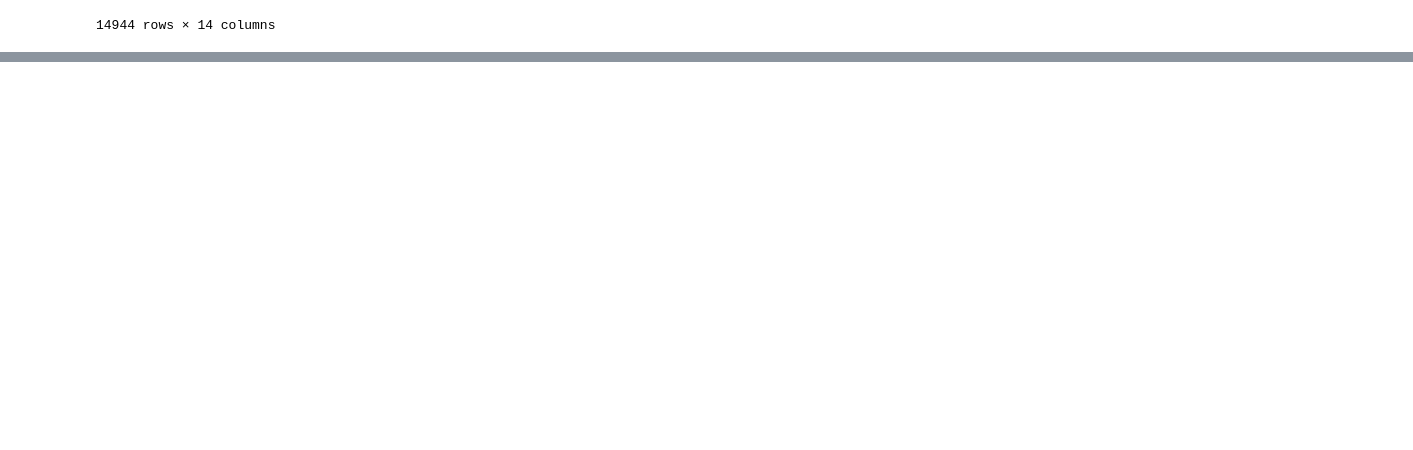
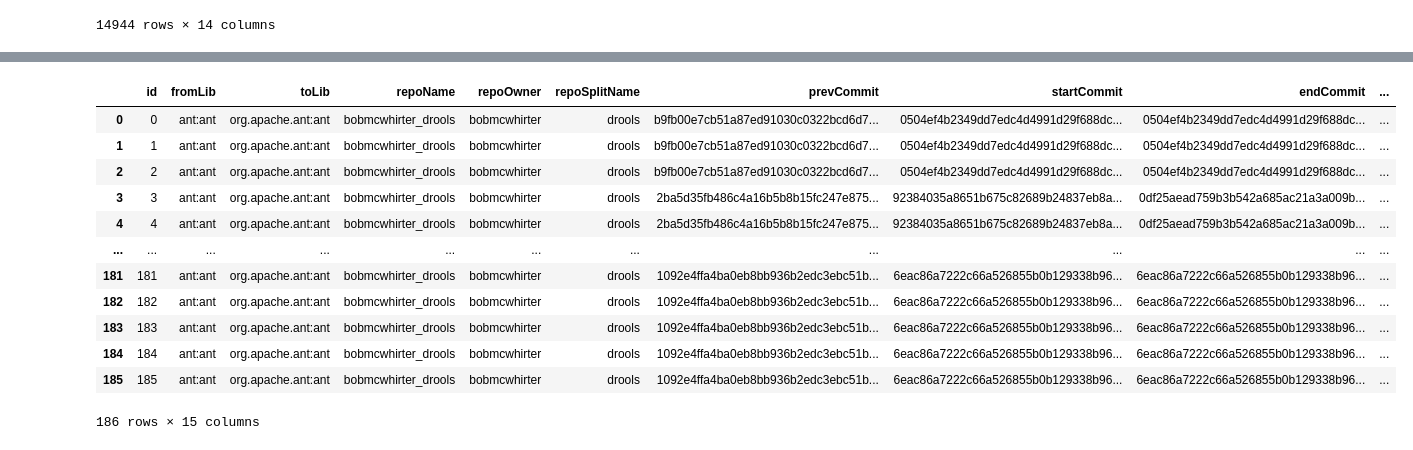
Before and after one commit to aqu4holic/zTrans, a Jupyter notebook: data_preview.ipynb, the cells around one changed output, grey strips where cells are left out. Cells and saved outputs as stored; diff of their text form; code cells hidden in the pictures; blank space fills up the shorter version.

```diff
--- a/data_preview.ipynb
+++ b/data_preview.ipynb
@@ -13,0 +8,17 @@ repo_df: pd.DataFrame = pd.read_parquet(f'{data_prefix}/{data_name}', engine = '
+# %%
+data_prefix: str = 'data'
+repo_prefix: str = f'{data_prefix}/repos'
+
+# data_name_template: str = '500_{}_sample_dataset.parquet'
+# data_types = ['log', 'test', 'others']
+
+# sampled_data_name: Dict[str, str] = {data_type: data_name_template.format(data_type) for data_type in data_types}
+
+# log_df: pd.DataFrame = pd.read_parquet(f'{data_prefix}/{sampled_data_name["log"]}', engine = 'pyarrow')
+# test_df: pd.DataFrame = pd.read_parquet(f'{data_prefix}/{sampled_data_name["test"]}', engine = 'pyarrow')
+# others_df: pd.DataFrame = pd.read_parquet(f'{data_prefix}/{sampled_data_name["others"]}', engine = 'pyarrow')
+
+data_name = 'full_others_code_dataset.parquet'
+data_name = 'data_method_level.parquet'
+
+data_df: pd.DataFrame = pd.read_parquet(f'{data_prefix}/{data_name}', engine = 'pyarrow')
@@ -54,0 +281,25 @@ random_sampled.to_csv(f'{data_prefix}/{sample_cnt}_samples_dataset.csv', escapec
+# %%
+unique_repos = data_df['repoName'].unique()
+# %%
+for repo_name_id in range(len(unique_repos)):
+    repo_name = unique_repos[repo_name_id]
+
+    repo_df = data_df[data_df['repoName'] == repo_name]
+
+    break
+
+repo_df
+# %% [output]
+|  | id | fromLib | toLib | repoName | repoOwner | repoSplitName | prevCommit | startCommit | endCommit | ... |
+| 0 | 0 | ant:ant | org.apache.ant:ant | bobmcwhirter_drools | bobmcwhirter | drools | b9fb00e7cb51a87ed91030c0322bcd6d7... | 0504ef4b2349dd7edc4d4991d29f688dc... | 0504ef4b2349dd7edc4d4991d29f688dc... | ... |
+| 1 | 1 | ant:ant | org.apache.ant:ant | bobmcwhirter_drools | bobmcwhirter | drools | b9fb00e7cb51a87ed91030c0322bcd6d7... | 0504ef4b2349dd7edc4d4991d29f688dc... | 0504ef4b2349dd7edc4d4991d29f688dc... | ... |
+| 2 | 2 | ant:ant | org.apache.ant:ant | bobmcwhirter_drools | bobmcwhirter | drools | b9fb00e7cb51a87ed91030c0322bcd6d7... | 0504ef4b2349dd7edc4d4991d29f688dc... | 0504ef4b2349dd7edc4d4991d29f688dc... | ... |
+| 3 | 3 | ant:ant | org.apache.ant:ant | bobmcwhirter_drools | bobmcwhirter | drools | 2ba5d35fb486c4a16b5b8b15fc247e875... | 92384035a8651b675c82689b24837eb8a... | 0df25aead759b3b542a685ac21a3a009b... | ... |
+| 4 | 4 | ant:ant | org.apache.ant:ant | bobmcwhirter_drools | bobmcwhirter | drools | 2ba5d35fb486c4a16b5b8b15fc247e875... | 92384035a8651b675c82689b24837eb8a... | 0df25aead759b3b542a685ac21a3a009b... | ... |
+| ... | ... | ... | ... | ... | ... | ... | ... | ... | ... | ... |
+| 181 | 181 | ant:ant | org.apache.ant:ant | bobmcwhirter_drools | bobmcwhirter | drools | 1092e4ffa4ba0eb8bb936b2edc3ebc51b... | 6eac86a7222c66a526855b0b129338b96... | 6eac86a7222c66a526855b0b129338b96... | ... |
+| 182 | 182 | ant:ant | org.apache.ant:ant | bobmcwhirter_drools | bobmcwhirter | drools | 1092e4ffa4ba0eb8bb936b2edc3ebc51b... | 6eac86a7222c66a526855b0b129338b96... | 6eac86a7222c66a526855b0b129338b96... | ... |
+| 183 | 183 | ant:ant | org.apache.ant:ant | bobmcwhirter_drools | bobmcwhirter | drools | 1092e4ffa4ba0eb8bb936b2edc3ebc51b... | 6eac86a7222c66a526855b0b129338b96... | 6eac86a7222c66a526855b0b129338b96... | ... |
+| 184 | 184 | ant:ant | org.apache.ant:ant | bobmcwhirter_drools | bobmcwhirter | drools | 1092e4ffa4ba0eb8bb936b2edc3ebc51b... | 6eac86a7222c66a526855b0b129338b96... | 6eac86a7222c66a526855b0b129338b96... | ... |
+| 185 | 185 | ant:ant | org.apache.ant:ant | bobmcwhirter_drools | bobmcwhirter | drools | 1092e4ffa4ba0eb8bb936b2edc3ebc51b... | 6eac86a7222c66a526855b0b129338b96... | 6eac86a7222c66a526855b0b129338b96... | ... |
+186 rows × 15 columns
```
Also changed, not shown: parts of 42 cells of this notebook, 21 other files.
